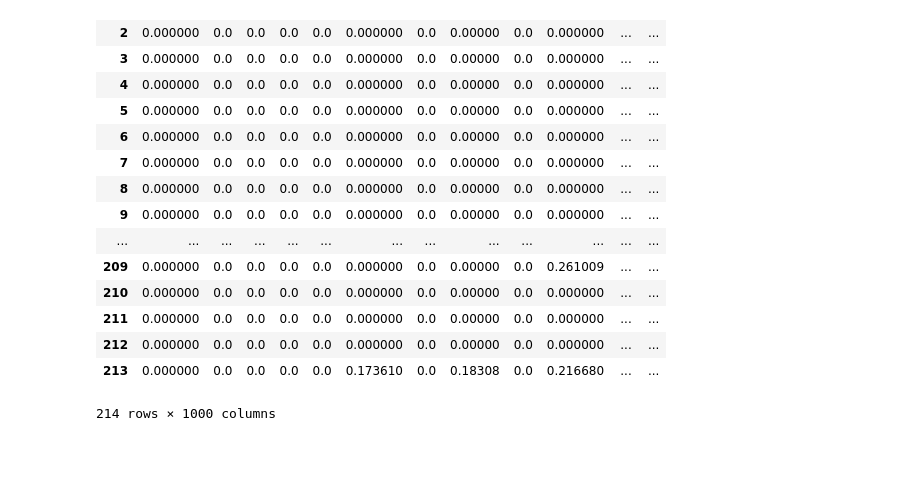
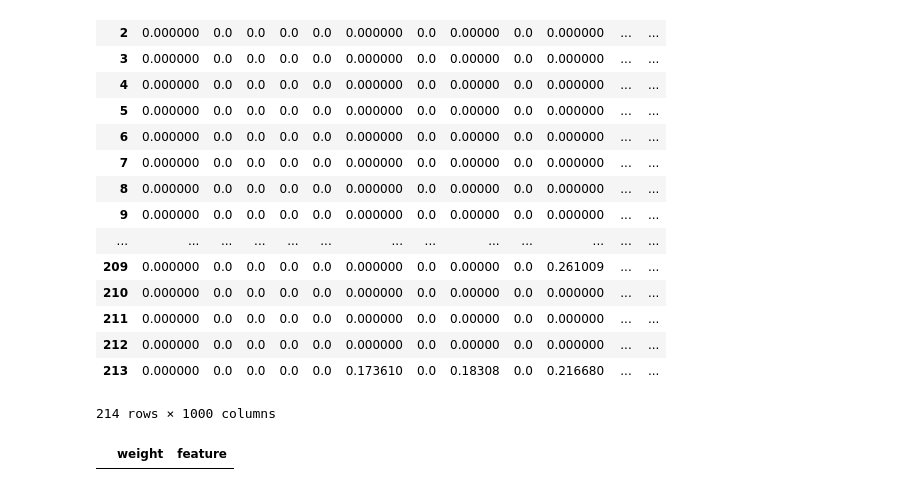
Before and after one commit to dalems4/mod_5_project_MTG, a Jupyter notebook: MTG_Card_Color_Classifier.ipynb, the cells around one changed output. Saved outputs shown, nothing was run; the diff lists cells and outputs as text; code cells hidden in the pictures; blank space fills up the shorter version.

```diff
--- a/MTG_Card_Color_Classifier.ipynb
+++ b/MTG_Card_Color_Classifier.ipynb
@@ -546,3 +447,7 @@ pd.DataFrame(x_test_tfidf.todense())
 | 212 | 0.000000 | 0.0 | 0.0 | 0.0 | 0.0 | 0.000000 | 0.0 | 0.00000 | 0.0 | 0.000000 | ... | ... |
 | 213 | 0.000000 | 0.0 | 0.0 | 0.0 | 0.0 | 0.173610 | 0.0 | 0.18308 | 0.0 | 0.216680 | ... | ... |
 214 rows × 1000 columns
+# %%
+feat_weight_df[feat_weight_df['weight'] == 7.057954]
+# %% [output]
+|  | weight | feature |
```
Also changed, not shown: parts of 38 cells of this notebook.
